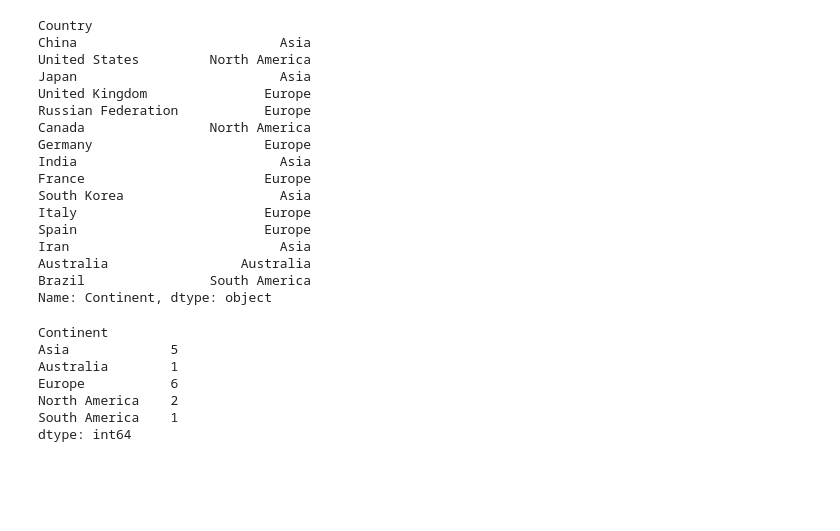
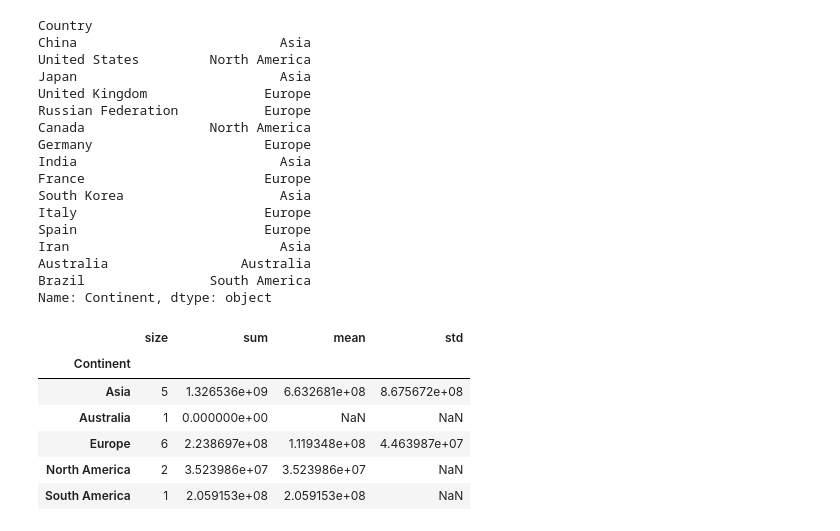
Before and after one commit to 37743/DEPI-Material, a Jupyter notebook: 5-Data Science with Python/Final Project/Task-2/Task-2-YousefGomaa.ipynb, the cells around one changed output. Saved outputs shown, nothing was run; the diff lists cells and outputs as text; code cells hidden in the pictures; blank space fills up the shorter version.

```diff
--- a/5-Data Science with Python/Final Project/Task-2/Task-2-YousefGomaa.ipynb
+++ b/5-Data Science with Python/Final Project/Task-2/Task-2-YousefGomaa.ipynb
@@ -373,14 +373,17 @@ Name: Continent, dtype: object
 # %%
 Continents = pd.DataFrame(columns = ['size', 'sum', 'mean', 'std'], index=['Asia', 'Australia', 'Europe', 'North America', 'South America'])
 
-groups = df.groupby('Continent')
+df['Population'] = df['Energy Supply'] / df['Energy Supply per Capita']
 
-print(groups.size())
+groups = df.groupby('Continent').agg({'Population': ['size', 'sum', 'mean', 'std']})
+groups.columns = groups.columns.droplevel()
-# %% [output]
-Continent
-Asia             5
-Australia        1
-Europe           6
-North America    2
-South America    1
-dtype: int64
+# %%
+groups.head()
+# %% [output]
+|  | size | sum | mean | std |
+| Continent |  |  |  |  |
+| Asia | 5 | 1.326536e+09 | 6.632681e+08 | 8.675672e+08 |
+| Australia | 1 | 0.000000e+00 | NaN | NaN |
+| Europe | 6 | 2.238697e+08 | 1.119348e+08 | 4.463987e+07 |
+| North America | 2 | 3.523986e+07 | 3.523986e+07 | NaN |
+| South America | 1 | 2.059153e+08 | 2.059153e+08 | NaN |
```
Also changed, not shown: 3 other files.
